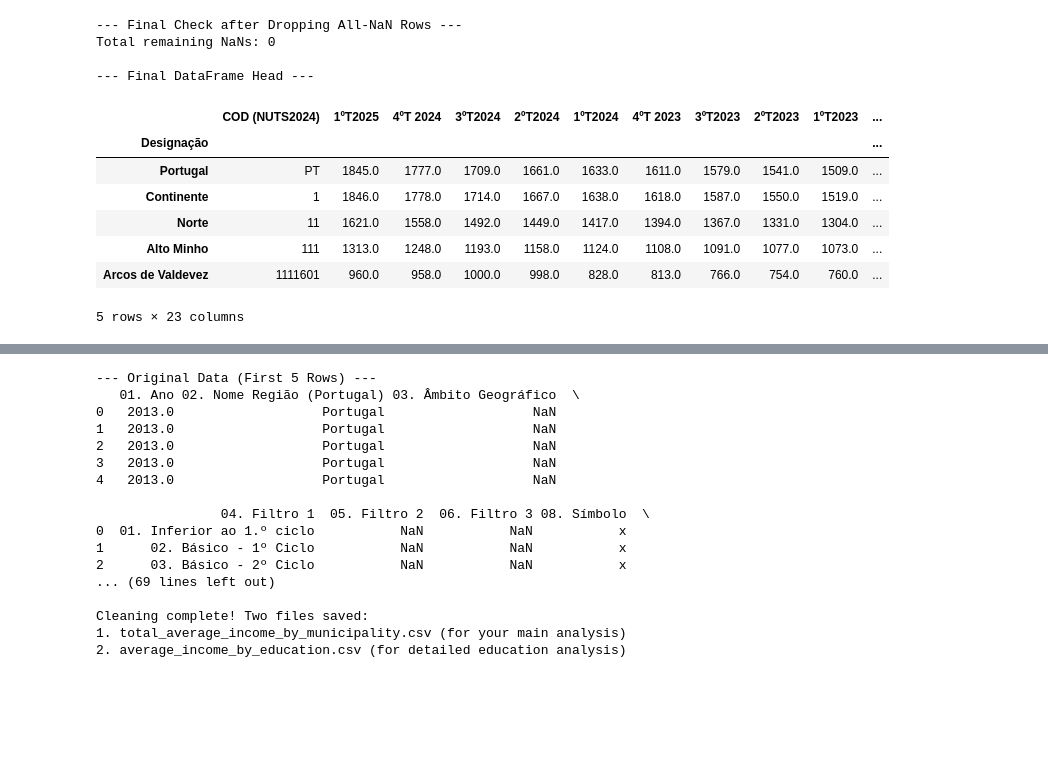
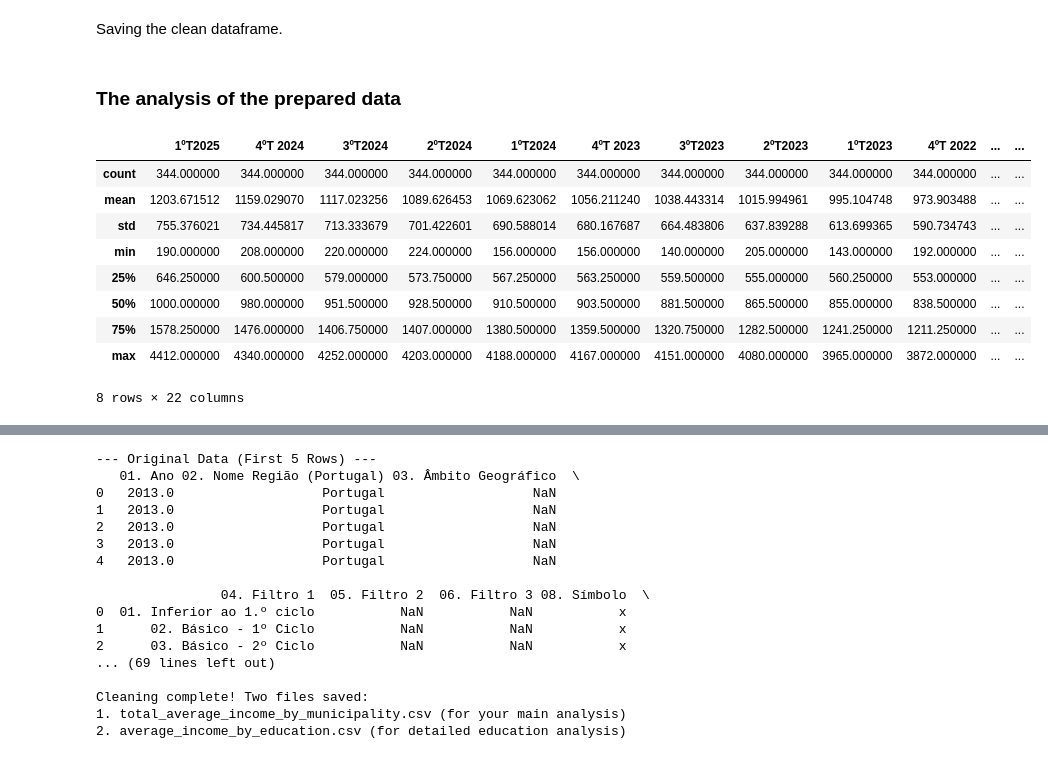
Before and after one commit to Shushunya/FCD-housing-prices, a Jupyter notebook: main_notebook.ipynb, the cells around one changed output, grey strips where cells are left out. Drawn from its saved outputs; the diff is of its cells as text; code cells hidden in the pictures; blank space fills up the shorter version.

```diff
--- a/main_notebook.ipynb
+++ b/main_notebook.ipynb
@@ -102,22 +185,5 @@ Total remaining NaNs: 0
+# %% [markdown]
+Saving the clean dataframe.
 # %%
-df_median.dropna(subset=time_headers, how='all', inplace=True)
-
-# Verify that all NaNs are gone
-print("\n--- Final Check after Dropping All-NaN Rows ---")
-print(f"Total remaining NaNs: {df_median.isnull().sum().sum()}") # Should be 0 now
-
-print("\n--- Final DataFrame Head ---")
-df_median.head()
+# You can now save this truly final DataFrame if needed
+df_median_final.to_csv('final_median_prices.csv', sep=';', encoding='latin-1', index=True)
-# %% [output]
---- Final Check after Dropping All-NaN Rows ---
-Total remaining NaNs: 0
-
---- Final DataFrame Head ---
-|  | COD (NUTS2024) | 1ºT2025 | 4ºT 2024 | 3ºT2024 | 2ºT2024 | 1ºT2024 | 4ºT 2023 | 3ºT2023 | 2ºT2023 | 1ºT2023 | ... |
-| Designação |  |  |  |  |  |  |  |  |  |  | ... |
-| Portugal | PT | 1845.0 | 1777.0 | 1709.0 | 1661.0 | 1633.0 | 1611.0 | 1579.0 | 1541.0 | 1509.0 | ... |
-| Continente | 1 | 1846.0 | 1778.0 | 1714.0 | 1667.0 | 1638.0 | 1618.0 | 1587.0 | 1550.0 | 1519.0 | ... |
-| Norte | 11 | 1621.0 | 1558.0 | 1492.0 | 1449.0 | 1417.0 | 1394.0 | 1367.0 | 1331.0 | 1304.0 | ... |
-| Alto Minho | 111 | 1313.0 | 1248.0 | 1193.0 | 1158.0 | 1124.0 | 1108.0 | 1091.0 | 1077.0 | 1073.0 | ... |
-| Arcos de Valdevez | 1111601 | 960.0 | 958.0 | 1000.0 | 998.0 | 828.0 | 813.0 | 766.0 | 754.0 | 760.0 | ... |
-5 rows × 23 columns
@@ -125,0 +190,16 @@ df_median.to_csv("test.csv")
+# %% [markdown]
+### The analysis of the prepared data
+# %%
+data = pd.read_csv('final_median_prices.csv', sep=';', encoding='latin-1', index_col=0)
+data.describe()
+# %% [output]
+|  | 1ºT2025 | 4ºT 2024 | 3ºT2024 | 2ºT2024 | 1ºT2024 | 4ºT 2023 | 3ºT2023 | 2ºT2023 | 1ºT2023 | 4ºT 2022 | ... | ... |
+| count | 344.000000 | 344.000000 | 344.000000 | 344.000000 | 344.000000 | 344.000000 | 344.000000 | 344.000000 | 344.000000 | 344.000000 | ... | ... |
+| mean | 1203.671512 | 1159.029070 | 1117.023256 | 1089.626453 | 1069.623062 | 1056.211240 | 1038.443314 | 1015.994961 | 995.104748 | 973.903488 | ... | ... |
+| std | 755.376021 | 734.445817 | 713.333679 | 701.422601 | 690.588014 | 680.167687 | 664.483806 | 637.839288 | 613.699365 | 590.734743 | ... | ... |
+| min | 190.000000 | 208.000000 | 220.000000 | 224.000000 | 156.000000 | 156.000000 | 140.000000 | 205.000000 | 143.000000 | 192.000000 | ... | ... |
+| 25% | 646.250000 | 600.500000 | 579.000000 | 573.750000 | 567.250000 | 563.250000 | 559.500000 | 555.000000 | 560.250000 | 553.000000 | ... | ... |
+| 50% | 1000.000000 | 980.000000 | 951.500000 | 928.500000 | 910.500000 | 903.500000 | 881.500000 | 865.500000 | 855.000000 | 838.500000 | ... | ... |
+| 75% | 1578.250000 | 1476.000000 | 1406.750000 | 1407.000000 | 1380.500000 | 1359.500000 | 1320.750000 | 1282.500000 | 1241.250000 | 1211.250000 | ... | ... |
+| max | 4412.000000 | 4340.000000 | 4252.000000 | 4203.000000 | 4188.000000 | 4167.000000 | 4151.000000 | 4080.000000 | 3965.000000 | 3872.000000 | ... | ... |
+8 rows × 22 columns
```
Also changed, not shown: parts of 22 cells of this notebook.
